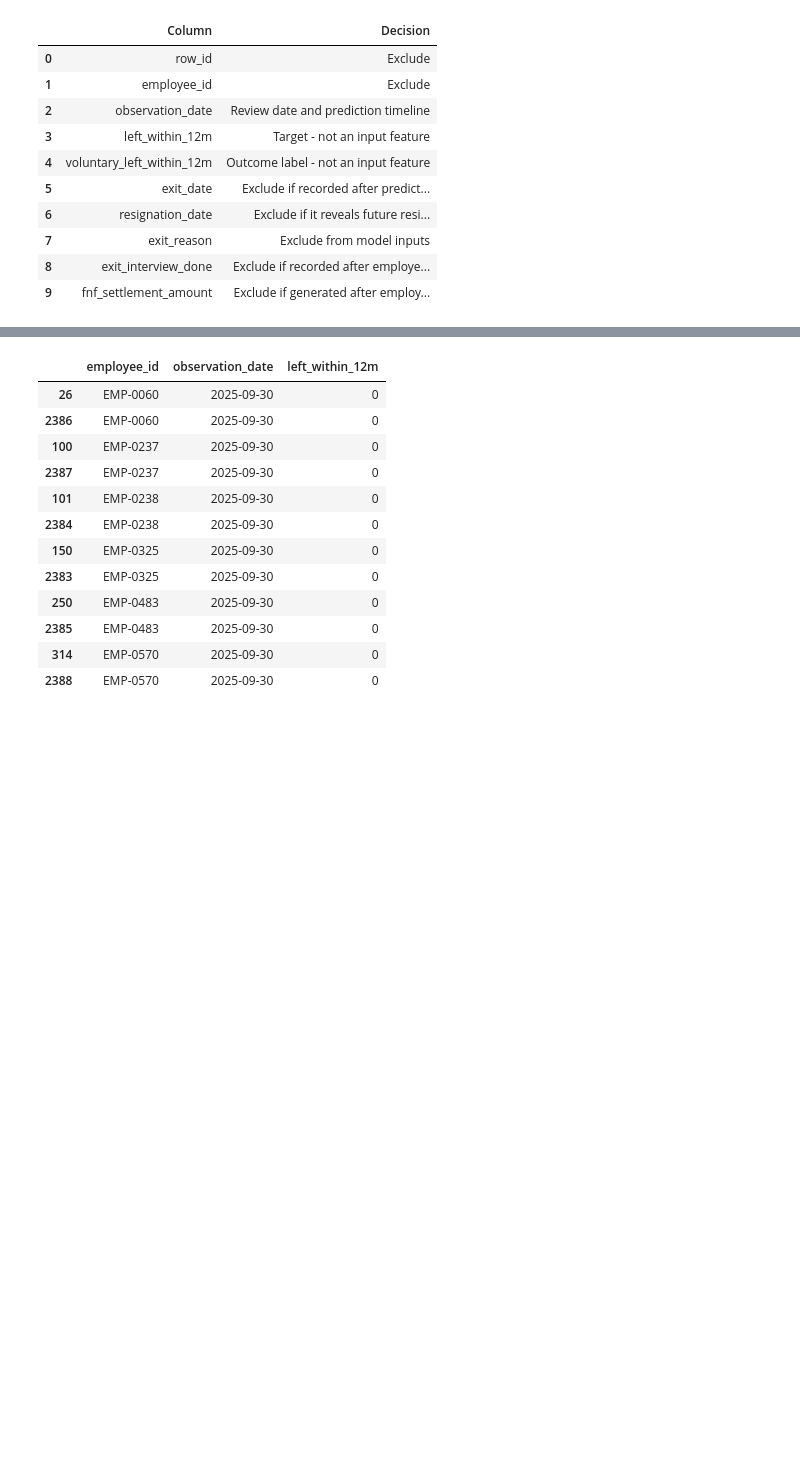
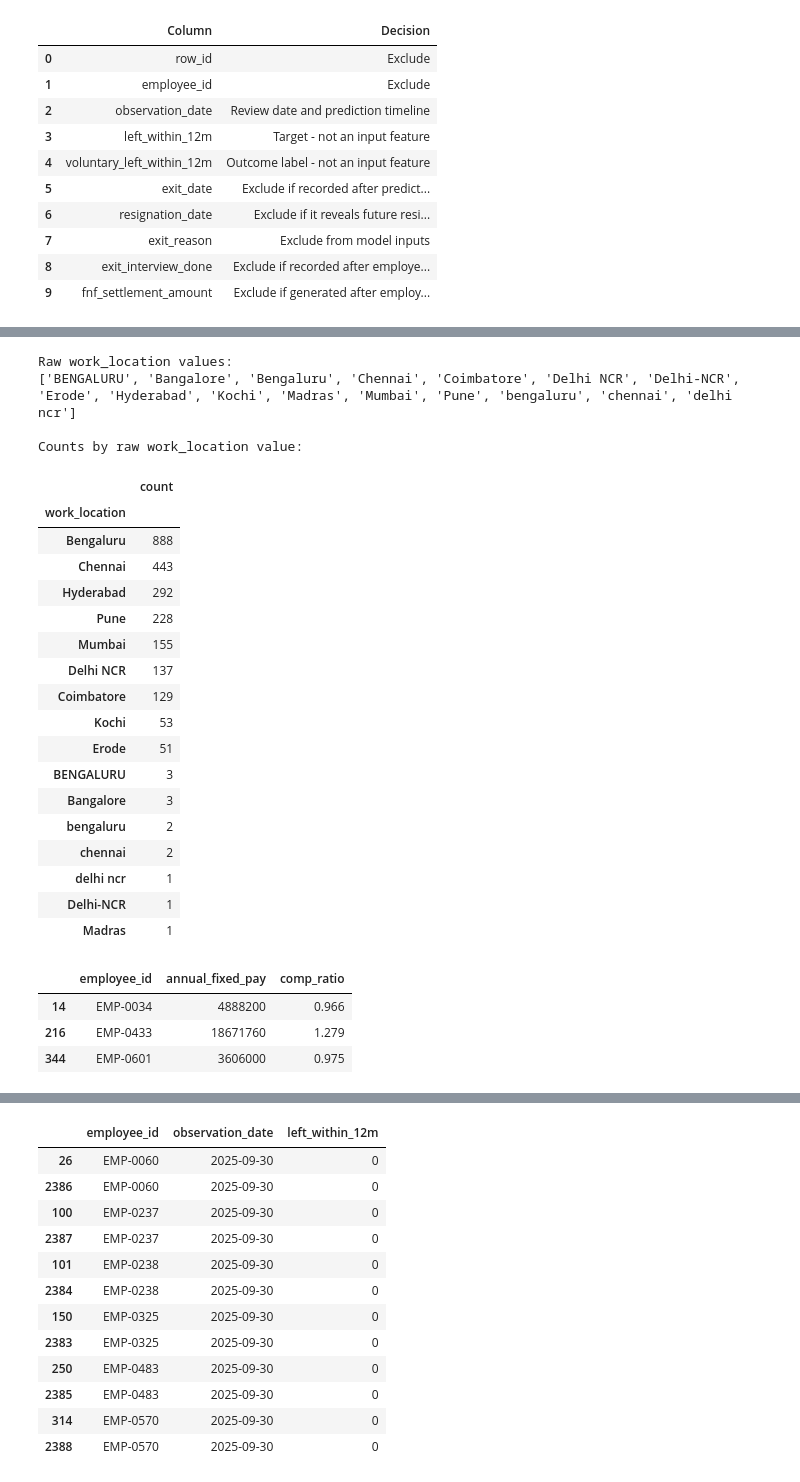
Before and after one commit to ItzKalpesh/employee-ml-project, a Jupyter notebook: notebooks/01_data_audit.ipynb, the cells around one changed output, grey strips where cells are left out. Saved outputs shown, nothing was run; the diff lists cells and outputs as text; code cells hidden in the pictures; blank space fills up the shorter version.

```diff
--- a/notebooks/01_data_audit.ipynb
+++ b/notebooks/01_data_audit.ipynb
@@ -495,0 +595,47 @@ Duplicate employee IDs: 6
+# %%
+
+# Inspect work_location categories
+print("Raw work_location values:")
+print(sorted(df["work_location"].dropna().unique()))
+
+print("\nCounts by raw work_location value:")
+display(df["work_location"].value_counts(dropna=False).to_frame("count"))
+# %% [output]
+Raw work_location values:
+['BENGALURU', 'Bangalore', 'Bengaluru', 'Chennai', 'Coimbatore', 'Delhi NCR', 'Delhi-NCR', 'Erode', 'Hyderabad', 'Kochi', 'Madras', 'Mumbai', 'Pune', 'bengaluru', 'chennai', 'delhi ncr']
+
+Counts by raw work_location value:
+|  | count |
+| work_location |  |
+| Bengaluru | 888 |
+| Chennai | 443 |
+| Hyderabad | 292 |
+| Pune | 228 |
+| Mumbai | 155 |
+| Delhi NCR | 137 |
+| Coimbatore | 129 |
+| Kochi | 53 |
+| Erode | 51 |
+| BENGALURU | 3 |
+| Bangalore | 3 |
+| bengaluru | 2 |
+| chennai | 2 |
+| delhi ncr | 1 |
+| Delhi-NCR | 1 |
+| Madras | 1 |
+# %%
+
+# Verify the three planted salary errors
+salary_ids = ["EMP-0034", "EMP-0601", "EMP-0433"]
+
+salary_check = df.loc[
+    df["employee_id"].isin(salary_ids),
+    ["employee_id", "annual_fixed_pay", "comp_ratio"]
+]
+
+display(salary_check.sort_values("employee_id"))
+# %% [output]
+|  | employee_id | annual_fixed_pay | comp_ratio |
+| 14 | EMP-0034 | 4888200 | 0.966 |
+| 216 | EMP-0433 | 18671760 | 1.279 |
+| 344 | EMP-0601 | 3606000 | 0.975 |
```
Also changed, not shown: parts of 5 cells of this notebook, 1 other file.
